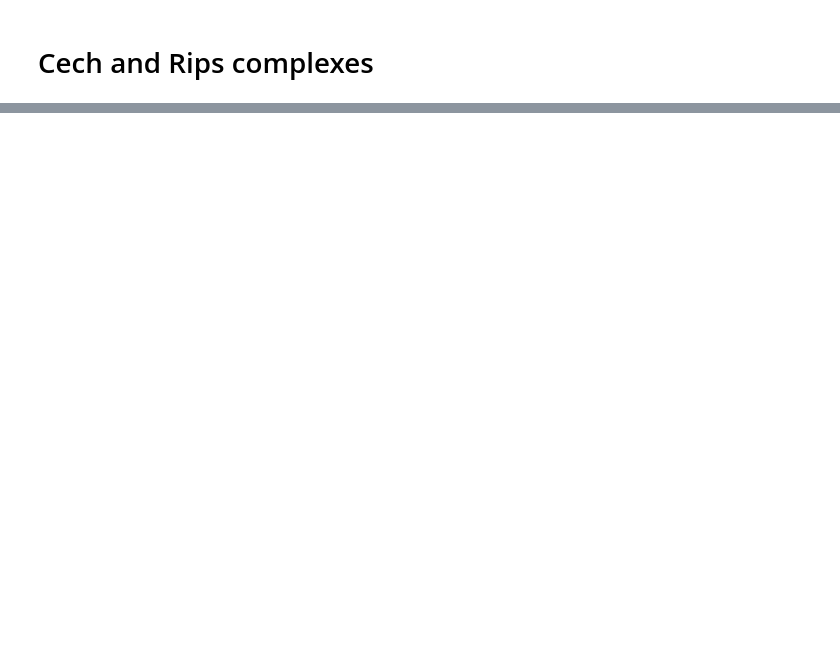
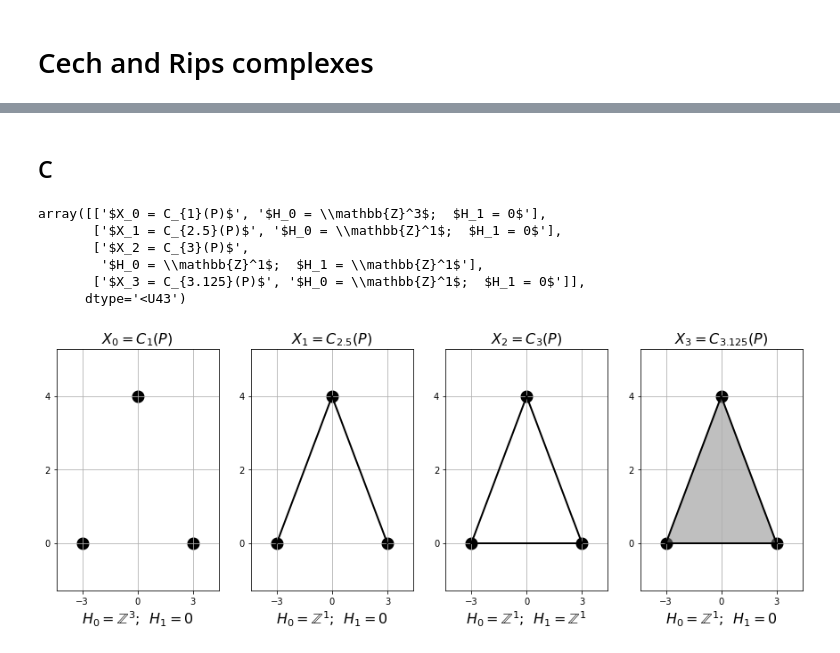
Before and after one commit to zimfv/topological-data-serial-experiments, a Jupyter notebook: Draw pics.ipynb, the cells around one changed output, grey strips where cells are left out. Drawn from its saved outputs; the diff is of its cells as text; code cells hidden in the pictures; blank space fills up the shorter version.

```diff
--- a/Draw pics.ipynb
+++ b/Draw pics.ipynb
@@ -98,0 +180,2 @@ plt.show()
+# %%
+filename = 'LaTeX/pics/persistent{0}.png'
@@ -98,0 +237,53 @@ plt.show()
+# %% [markdown]
+## C
+# %%
+edges = [[],
+         [[0, 2], [1, 2]],
+         [[0, 1], [0, 2], [1, 2]],
+         [[0, 1], [0, 2], [1, 2]]]
+simplices = [[], [], [],
+             [[0, 1, 2]]]
+# %%
+comments = np.array([['$X_a = B_{b}(P)$'.replace('a', str(i)).replace('b', str(radiuses[i])) for i in range(len(radiuses))],
+                     ['\n' for r in radiuses],
+                     ['$H_0 = \mathbb{Z}^3$', '$H_0 = \mathbb{Z}^1$', '$H_0 = \mathbb{Z}^1$', '$H_0 = \mathbb{Z}^1$'],
+                     [';  ' for r in radiuses],
+                     ['$H_1 = 0$', '$H_1 = 0$', '$H_1 = \mathbb{Z}^1$', '$H_1 = 0$']
+                    ])
+comments = [''.join(comments[:, i]) for i in range(len(radiuses))]
+comments = [i.replace('B', 'C') for i in comments]
+comments = np.array([i.split('\n') for i in comments])
+comments
+# %% [output]
+array([['$X_0 = C_{1}(P)$', '$H_0 = \\mathbb{Z}^3$;  $H_1 = 0$'],
+       ['$X_1 = C_{2.5}(P)$', '$H_0 = \\mathbb{Z}^1$;  $H_1 = 0$'],
+       ['$X_2 = C_{3}(P)$',
+        '$H_0 = \\mathbb{Z}^1$;  $H_1 = \\mathbb{Z}^1$'],
+       ['$X_3 = C_{3.125}(P)$', '$H_0 = \\mathbb{Z}^1$;  $H_1 = 0$']],
+      dtype='<U43')
+# %%
+xmin, xmax = -4, 4
+ymin, ymax = -1, 5
+frame = np.array([[xmin, xmin, xmax, xmax, xmin],
+                  [ymin, ymax, ymax, ymin, ymin]])
+frame_alpha = 0.0
+# %%
+fig, axs = plt.subplots(1, len(radiuses), figsize=(15, 5))
+for i in range(len(radiuses)):
+    ax = axs[i]
+    ax.set_title(comments[i, 0], fontdict={'fontsize': 16})
+    ax.set_xlabel(comments[i, 1], fontdict={'fontsize': 16})
+    ax.set_xticks(xticks)
+    ax.set_yticks(yticks)
+
+    ax.scatter(x, y, color='black', linewidth=8)
+    for edge in edges[i]:
+        ax.plot(x[edge], y[edge], color='black', linewidth=2)
+    for simplex in simplices[i]:
+        ax.fill(x[simplex], y[simplex], color='grey', alpha=0.5)
+    ax.plot(frame[0], frame[1], color='black', linewidth=1, linestyle=':', alpha=frame_alpha)
+    ax.grid(True)
+
+fig.savefig(filename.format('C'))
+# %% [output]
+[figure, added]
```
Also changed, not shown: parts of 30 cells of this notebook, 26 other files.
